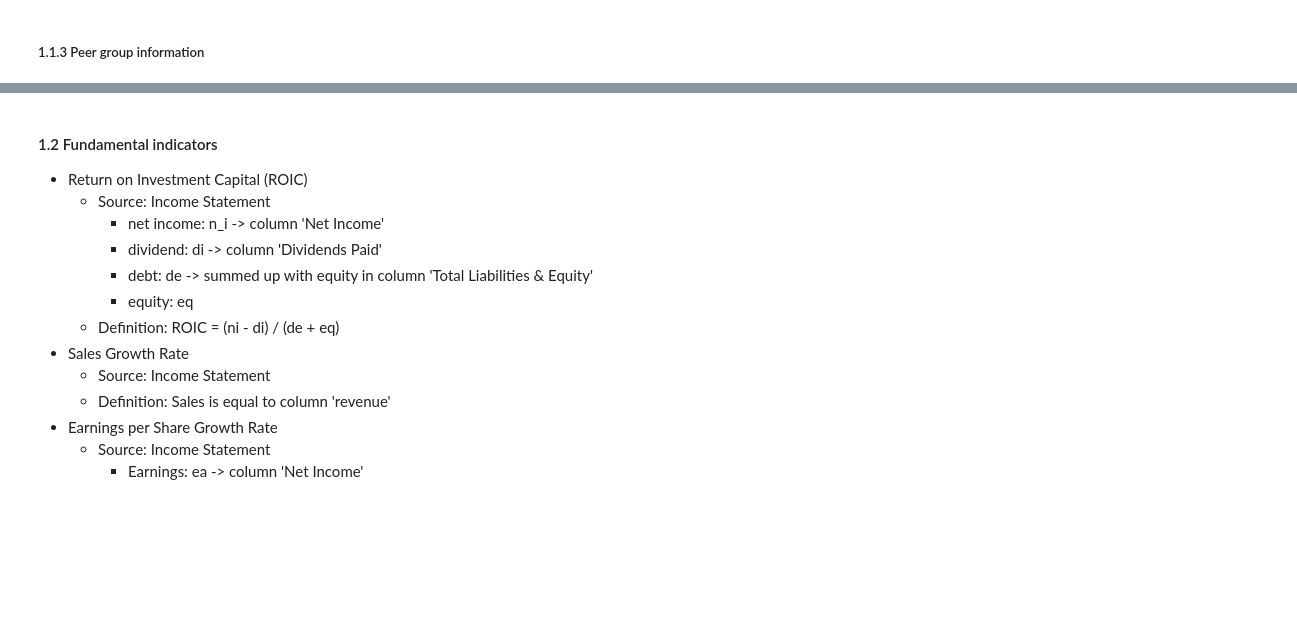
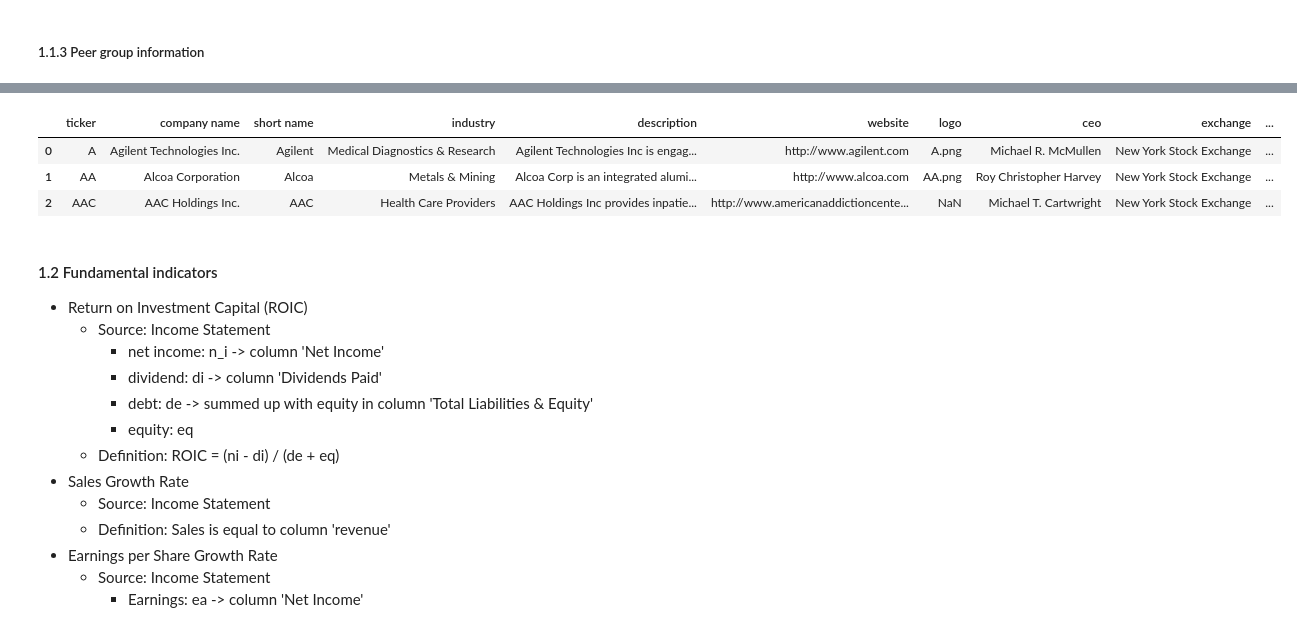
Before and after one commit to bofflord/stock-screener, a Jupyter notebook: src/capstone_stockscreener.ipynb, the cells around one changed output, grey strips where cells are left out. Cells and saved outputs as stored; diff of their text form; code cells hidden in the pictures; blank space fills up the shorter version.

```diff
--- a/src/capstone_stockscreener.ipynb
+++ b/src/capstone_stockscreener.ipynb
@@ -94,3 +142,15 @@ peer_df = get_peer_data_from_disk(symbol_list)
+# %%
+# add peer data to company info
+company_info_df = company_info_df.merge(peer_df,
+                                        on = 'ticker',
+                                        how='left',
+                                        validate='1:1')
+company_info_df.head(3)
+# %% [output]
+|  | ticker | company name | short name | industry | description | website | logo | ceo | exchange | ... |
+| 0 | A | Agilent Technologies Inc. | Agilent | Medical Diagnostics & Research | Agilent Technologies Inc is engag... | http://www.agilent.com | A.png | Michael R. McMullen | New York Stock Exchange | ... |
+| 1 | AA | Alcoa Corporation | Alcoa | Metals & Mining | Alcoa Corp is an integrated alumi... | http://www.alcoa.com | AA.png | Roy Christopher Harvey | New York Stock Exchange | ... |
+| 2 | AAC | AAC Holdings Inc. | AAC | Health Care Providers | AAC Holdings Inc provides inpatie... | http://www.americanaddictioncente... | NaN | Michael T. Cartwright | New York Stock Exchange | ... |
 # %% [markdown]
 #### 1.2 Fundamental indicators
 - Return on Investment Capital (ROIC)
```
Also changed, not shown: parts of 50 cells of this notebook, 5 other files.
